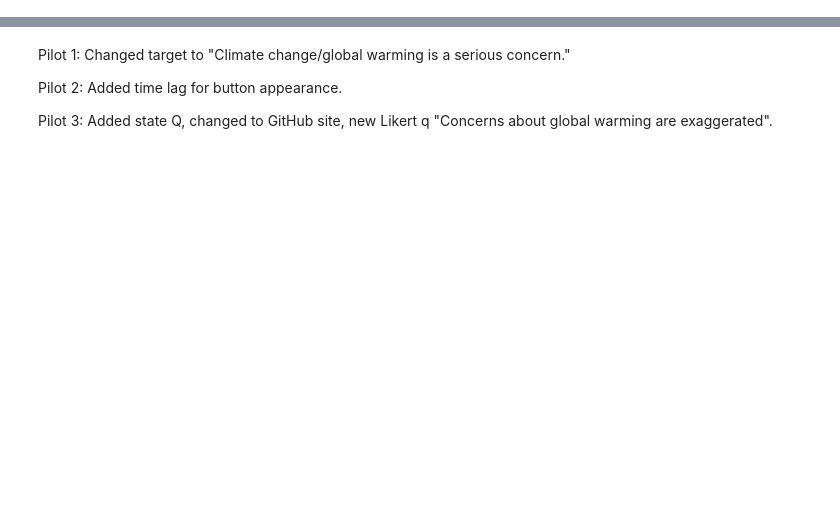
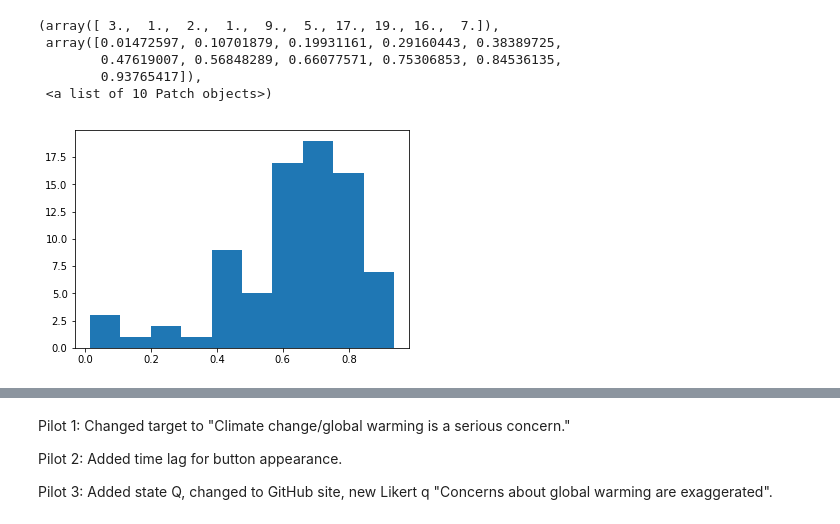
Before and after one commit to yiweiluo/GWStance, a Jupyter notebook: cc_stance/MTurk_results/Inter-annotator agreements.ipynb, the cells around one changed output, grey strips where cells are left out. Cells and saved outputs as stored; diff of their text form; code cells hidden in the pictures; blank space fills up the shorter version.

```diff
--- a/cc_stance/MTurk_results/Inter-annotator agreements.ipynb
+++ b/cc_stance/MTurk_results/Inter-annotator agreements.ipynb
@@ -7,0 +270,13 @@ PILOT_DIRS = {pilot_no: "cc_stance_LIVE_pilot_{}/".format(pilot_no) for pilot_no
+# %%
+worker_labels_per_batch = {}
+for BATCH_NO in BATCH_NOS:
+    all_worker_labels = pd.concat([worker_annotations[BATCH_NO][w_id] for w_id in range(0,8)], axis=1)
+    worker_labels_per_batch[BATCH_NO] = all_worker_labels
+# %%
+for BATCH_NO in BATCH_NOS:
+    worker_labels_per_batch[BATCH_NO]['sentence'] = [pd.DataFrame(ROUND_DATA[BATCH_NO]).set_index('sent_id')\
+                                                     .loc[s_id]['sentence'] for s_id in
+                                                     worker_labels_per_batch[BATCH_NO].index]
+    worker_labels_per_batch[BATCH_NO]['av_rating'] = [np.average(
+    [label2int[worker_labels_per_batch[BATCH_NO]['worker_{}'.format(w_id)].loc[sent_id]]
+     for w_id in range(0,8)]) for sent_id in worker_labels_per_batch[BATCH_NO].index]
@@ -7,0 +368,6 @@ PILOT_DIRS = {pilot_no: "cc_stance_LIVE_pilot_{}/".format(pilot_no) for pilot_no
+# %%
+# Write output for MACE
+for BATCH_NO in BATCH_NOS:
+    MACE_df = worker_labels_per_batch[BATCH_NO].drop(['sentence','av_rating'],axis=1)
+    MACE_df = MACE_df.reset_index(drop=True)
+    MACE_df.to_csv('round1_batch{}_data_MACE.csv'.format(BATCH_NO),header=None,index=False)
@@ -7,0 +394,22 @@ PILOT_DIRS = {pilot_no: "cc_stance_LIVE_pilot_{}/".format(pilot_no) for pilot_no
+# %%
+all_worker_competences = []
+for BATCH_NO in BATCH_NOS:
+    print('============ Batch #{} ============'.format(BATCH_NO))
+    MACE_preds = []
+    worker_competences = []
+    with open('/Users/yiweiluo/MACE/batch{}.prediction'.format(BATCH_NO),'r') as f:
+        for line in f:
+            MACE_preds.append(line.strip())
+    with open('/Users/yiweiluo/MACE/batch{}.competence'.format(BATCH_NO),'r') as f:
+        worker_competences = f.readlines()[0].strip().split('\t')
+    worker_competences = [float(c) for c in worker_competences]
+    print(MACE_preds)
+    print(worker_competences)
+    all_worker_competences.extend(worker_competences)
+#     worker_labels_per_batch[BATCH_NO]['MACE_pred'] = MACE_preds
+#     comp_df = pd.DataFrame(worker_competences)
+#     comp_df.index = ['worker_{}'.format(w_id) for w_id in range(0,8)]
+#     comp_df = comp_df.T
+#     comp_df.index = ['MACE competence']
+#     worker_labels_per_batch[BATCH_NO] = worker_labels_per_batch[BATCH_NO].append(comp_df)
+    print('\n')
@@ -7,0 +437,9 @@ PILOT_DIRS = {pilot_no: "cc_stance_LIVE_pilot_{}/".format(pilot_no) for pilot_no
+# %%
+plt.hist(all_worker_competences)
+# %% [output]
+(array([ 3.,  1.,  2.,  1.,  9.,  5., 17., 19., 16.,  7.]),
+ array([0.01472597, 0.10701879, 0.19931161, 0.29160443, 0.38389725,
+        0.47619007, 0.56848289, 0.66077571, 0.75306853, 0.84536135,
+        0.93765417]),
+ <a list of 10 Patch objects>)
+[figure, added]
```
Also changed, not shown: parts of 43 cells of this notebook, 2 other files.
